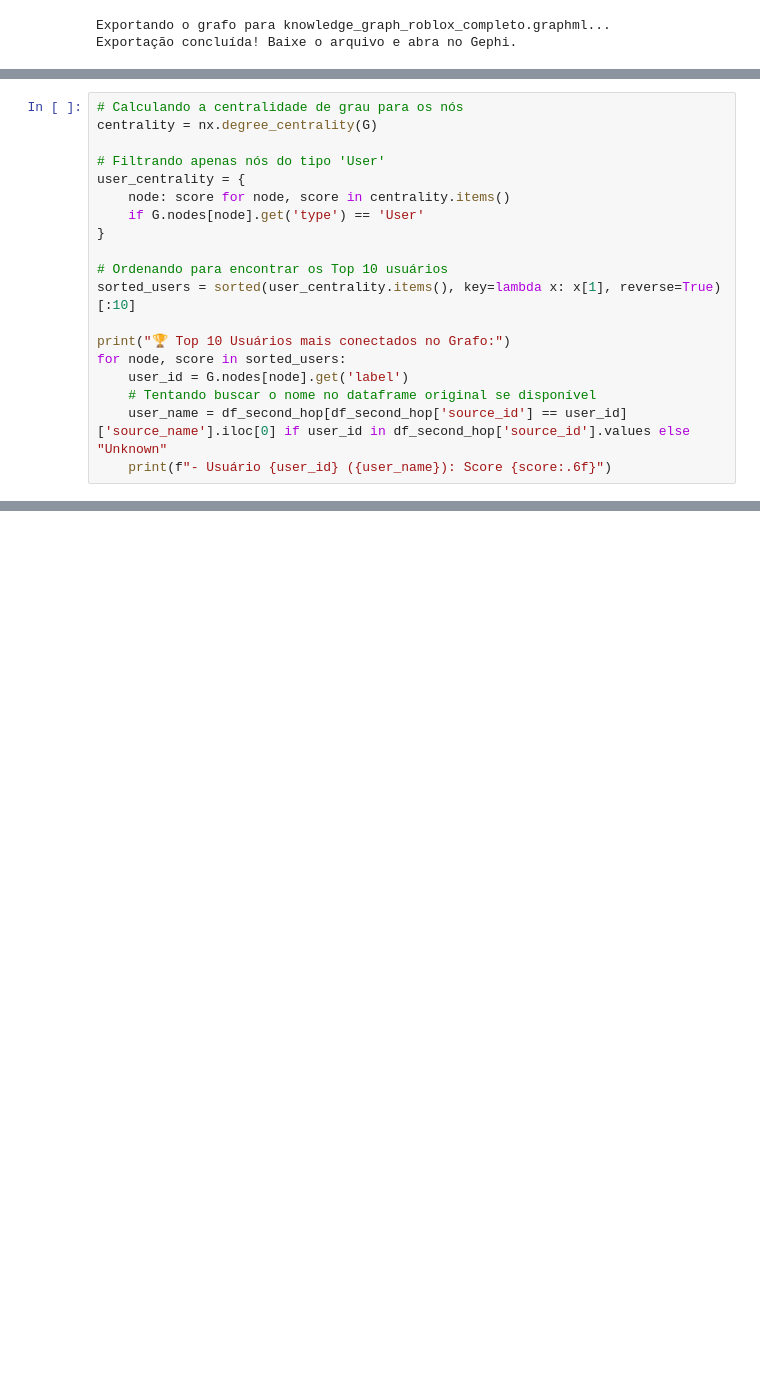
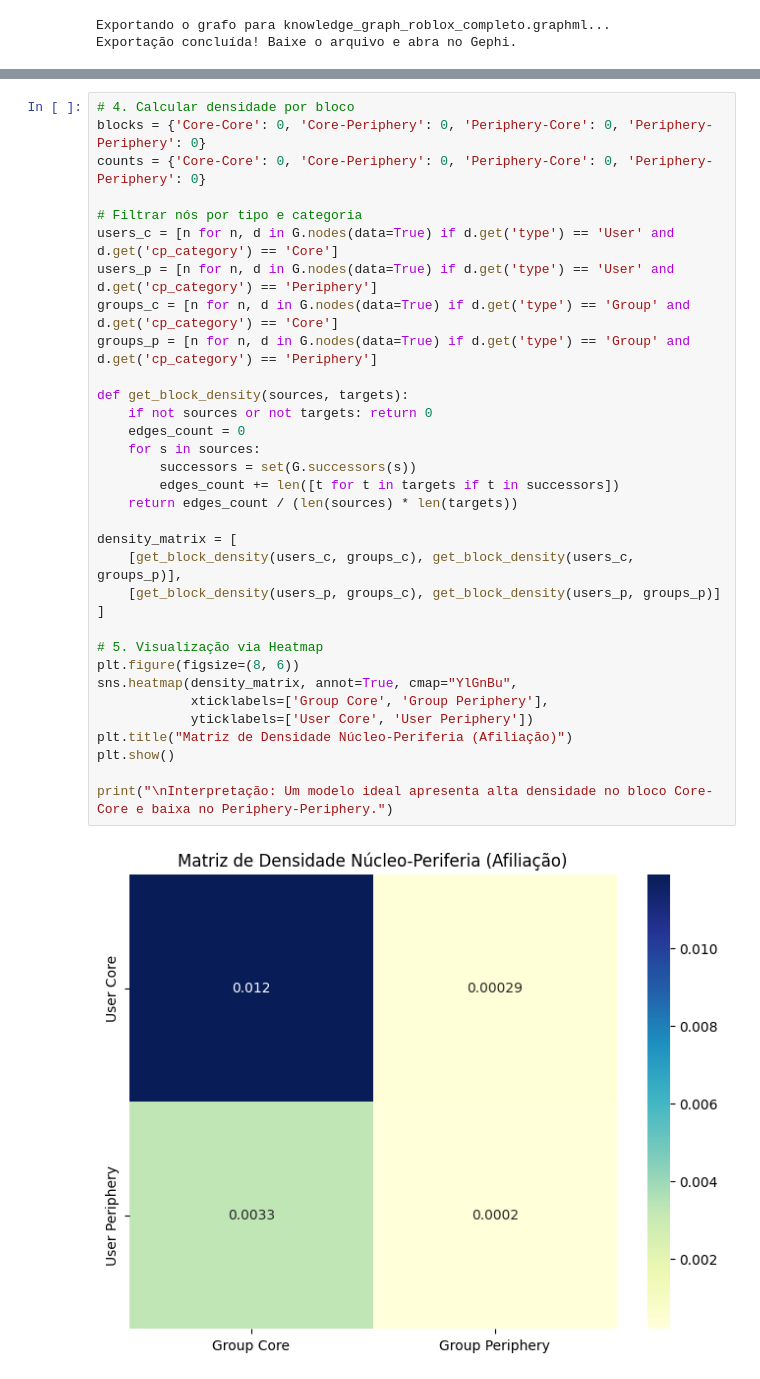
Before and after one commit to Joaoplims/sna_roblox_kg, a Jupyter notebook: Roblox_KG.ipynb, the cells around one changed output, grey strips where cells are left out. Cells and saved outputs as stored; diff of their text form; blank space fills up the shorter version.

```diff
--- a/Roblox_KG.ipynb
+++ b/Roblox_KG.ipynb
@@ -723,19 +716,0 @@ Nesta etapa, calculamos o `degree_centrality` para identificar quais usuários p
-# %%
-# Calculando a centralidade de grau para os nós
-centrality = nx.degree_centrality(G)
-
-# Filtrando apenas nós do tipo 'User'
-user_centrality = {
-    node: score for node, score in centrality.items()
-    if G.nodes[node].get('type') == 'User'
-}
-
-# Ordenando para encontrar os Top 10 usuários
-sorted_users = sorted(user_centrality.items(), key=lambda x: x[1], reverse=True)[:10]
-
-print("🏆 Top 10 Usuários mais conectados no Grafo:")
-for node, score in sorted_users:
-    user_id = G.nodes[node].get('label')
-    # Tentando buscar o nome no dataframe original se disponível
-    user_name = df_second_hop[df_second_hop['source_id'] == user_id]['source_name'].iloc[0] if user_id in df_second_hop['source_id'].values else "Unknown"
-    print(f"- Usuário {user_id} ({user_name}): Score {score:.6f}")
@@ -753,0 +1012,35 @@ for node, score in sorted_users:
+# %%
+# 4. Calcular densidade por bloco
+blocks = {'Core-Core': 0, 'Core-Periphery': 0, 'Periphery-Core': 0, 'Periphery-Periphery': 0}
+counts = {'Core-Core': 0, 'Core-Periphery': 0, 'Periphery-Core': 0, 'Periphery-Periphery': 0}
+
+# Filtrar nós por tipo e categoria
+users_c = [n for n, d in G.nodes(data=True) if d.get('type') == 'User' and d.get('cp_category') == 'Core']
+users_p = [n for n, d in G.nodes(data=True) if d.get('type') == 'User' and d.get('cp_category') == 'Periphery']
+groups_c = [n for n, d in G.nodes(data=True) if d.get('type') == 'Group' and d.get('cp_category') == 'Core']
+groups_p = [n for n, d in G.nodes(data=True) if d.get('type') == 'Group' and d.get('cp_category') == 'Periphery']
+
+def get_block_density(sources, targets):
+    if not sources or not targets: return 0
+    edges_count = 0
+    for s in sources:
+        successors = set(G.successors(s))
+        edges_count += len([t for t in targets if t in successors])
+    return edges_count / (len(sources) * len(targets))
+
+density_matrix = [
+    [get_block_density(users_c, groups_c), get_block_density(users_c, groups_p)],
+    [get_block_density(users_p, groups_c), get_block_density(users_p, groups_p)]
+]
+
+# 5. Visualização via Heatmap
+plt.figure(figsize=(8, 6))
+sns.heatmap(density_matrix, annot=True, cmap="YlGnBu",
+            xticklabels=['Group Core', 'Group Periphery'],
+            yticklabels=['User Core', 'User Periphery'])
+plt.title("Matriz de Densidade Núcleo-Periferia (Afiliação)")
+plt.show()
+
+print("\nInterpretação: Um modelo ideal apresenta alta densidade no bloco Core-Core e baixa no Periphery-Periphery.")
+# %% [output]
+[figure, added]
```
Also changed, not shown: parts of 19 cells of this notebook.
